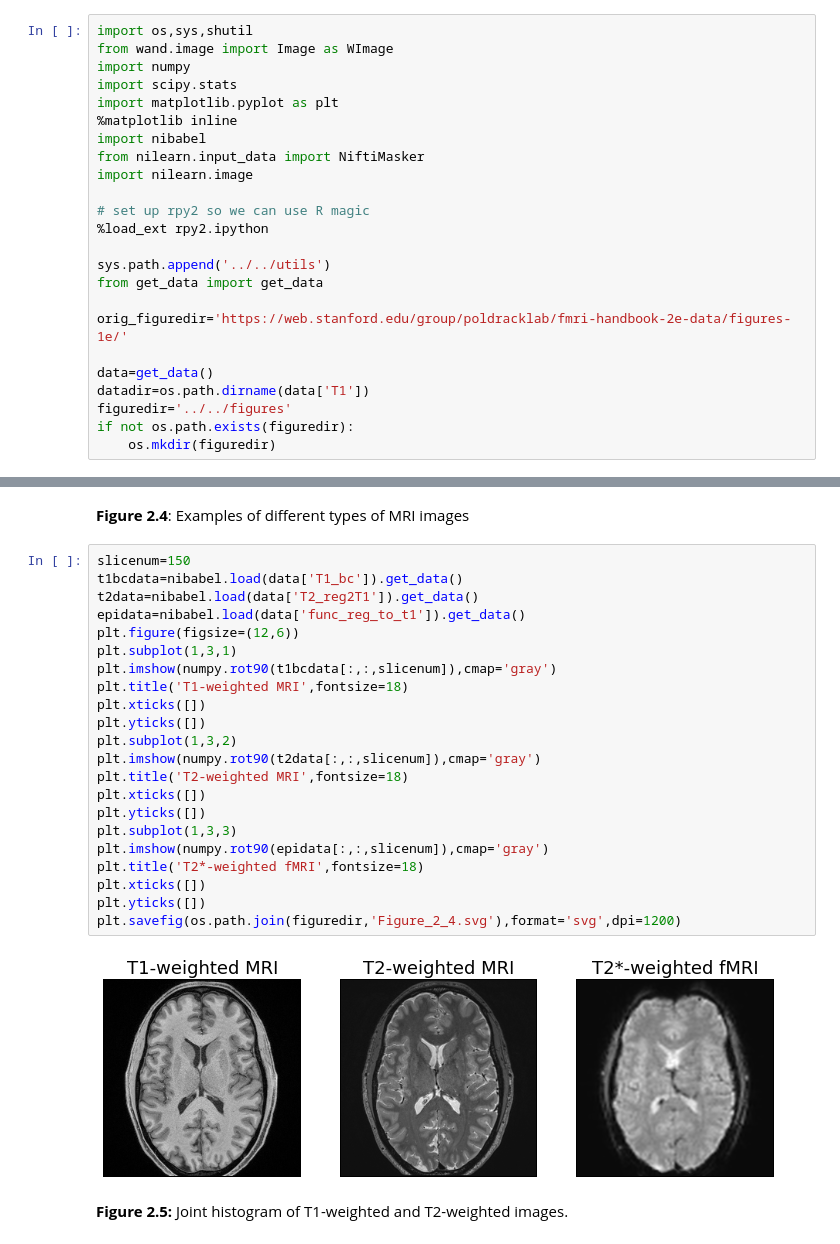
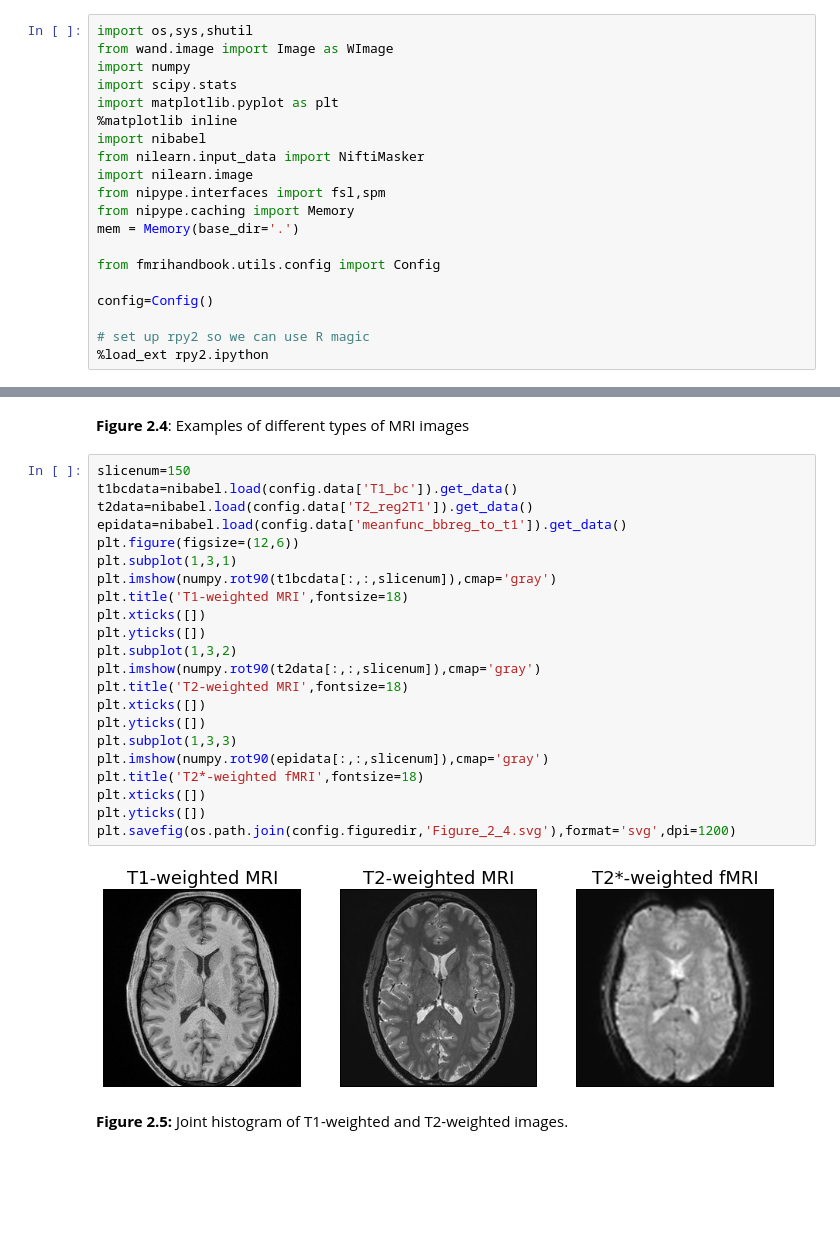
Before and after one commit to poldrack/fmri-handbook-2e-code, a Jupyter notebook: notebooks/Chapter2-ImageProcessing/Chapter2-ImageProcessing.ipynb, the cells around one changed output, grey strips where cells are left out. Saved outputs shown, nothing was run; the diff lists cells and outputs as text; blank space fills up the shorter version.

```diff
--- a/notebooks/Chapter2-ImageProcessing/Chapter2-ImageProcessing.ipynb
+++ b/notebooks/Chapter2-ImageProcessing/Chapter2-ImageProcessing.ipynb
@@ -10,17 +10,13 @@ import matplotlib.pyplot as plt
 import nibabel
 from nilearn.input_data import NiftiMasker
 import nilearn.image
+from nipype.interfaces import fsl,spm
+from nipype.caching import Memory
+mem = Memory(base_dir='.')
+
+from fmrihandbook.utils.config import Config
+
+config=Config()
 
 # set up rpy2 so we can use R magic
 %load_ext rpy2.ipython
-
-sys.path.append('../../utils')
-from get_data import get_data
-
-orig_figuredir='https://web.stanford.edu/group/poldracklab/fmri-handbook-2e-data/figures-1e/'
-
-data=get_data()
-datadir=os.path.dirname(data['T1'])
-figuredir='../../figures'
-if not os.path.exists(figuredir):
-    os.mkdir(figuredir)
@@ -138,28 +136,28 @@ plt.savefig(os.path.join(figuredir,'Figure_2_3.svg'),format='svg',dpi=1200)
 __Figure 2.4__: Examples of different types of MRI images
 # %%
 slicenum=150
-t1bcdata=nibabel.load(data['T1_bc']).get_data()
-t2data=nibabel.load(data['T2_reg2T1']).get_data()
-epidata=nibabel.load(data['func_reg_to_t1']).get_data()
+t1bcdata=nibabel.load(config.data['T1_bc']).get_data()
+t2data=nibabel.load(config.data['T2_reg2T1']).get_data()
+epidata=nibabel.load(config.data['meanfunc_bbreg_to_t1']).get_data()
 plt.figure(figsize=(12,6))
 plt.subplot(1,3,1)
 plt.imshow(numpy.rot90(t1bcdata[:,:,slicenum]),cmap='gray')
 plt.title('T1-weighted MRI',fontsize=18)
 plt.xticks([])
 plt.yticks([])
 plt.subplot(1,3,2)
 plt.imshow(numpy.rot90(t2data[:,:,slicenum]),cmap='gray')
 plt.title('T2-weighted MRI',fontsize=18)
 plt.xticks([])
 plt.yticks([])
 plt.subplot(1,3,3)
 plt.imshow(numpy.rot90(epidata[:,:,slicenum]),cmap='gray')
 plt.title('T2*-weighted fMRI',fontsize=18)
 plt.xticks([])
 plt.yticks([])
-plt.savefig(os.path.join(figuredir,'Figure_2_4.svg'),format='svg',dpi=1200)
+plt.savefig(os.path.join(config.figuredir,'Figure_2_4.svg'),format='svg',dpi=1200)
 # %% [output]
-[figure, old version]
+[figure, new version]
 # %% [markdown]
 __Figure 2.5:__ Joint histogram of T1-weighted and T2-weighted images.
 # %%
```
Also changed, not shown: parts of 14 cells of this notebook, 4 other files.
